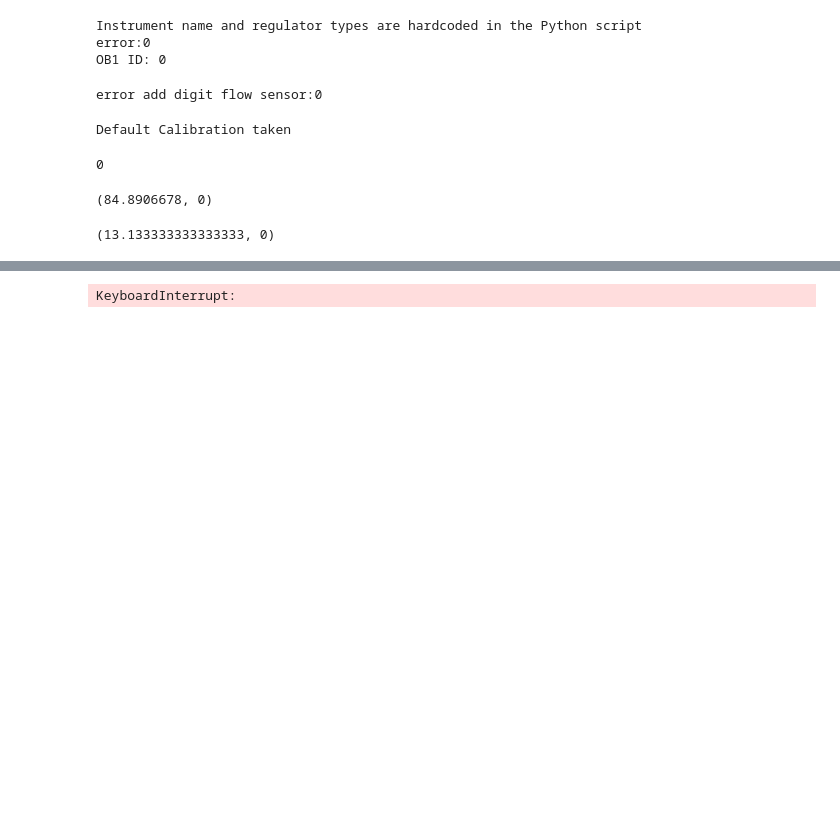
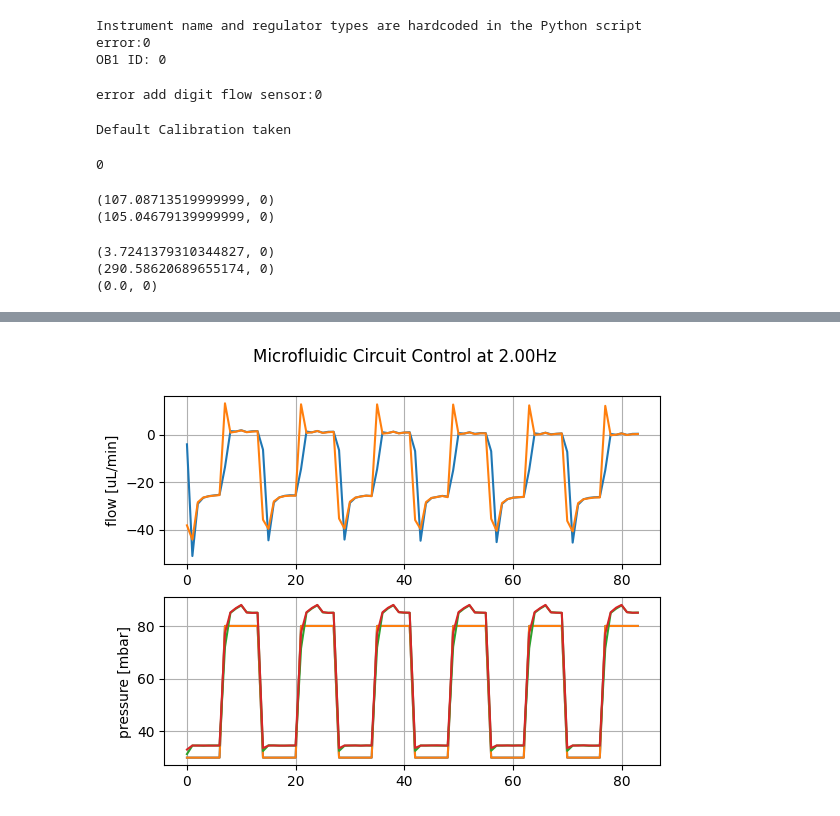
Before and after one commit to bdigg/auto-LNP, a Jupyter notebook: pumptest.ipynb, the cells around one changed output, grey strips where cells are left out. Drawn from its saved outputs; the diff is of its cells as text; code cells hidden in the pictures; blank space fills up the shorter version.

```diff
--- a/pumptest.ipynb
+++ b/pumptest.ipynb
@@ -76,9 +77,13 @@ def get_pressure_data(press_channel):
     error=OB1_Get_Press(Instr_ID.value, set_channel, 1, byref(Calib),byref(get_pressure), 1000) # Acquire_data=1 -> read all the analog values
     return get_pressure.value, error
 
-get_pressure_data(1)
+print(get_pressure_data(1))
+print(get_pressure_data(2))
+#get_pressure_data(3)
+#get_pressure_data(4)
 # %% [output]
-(84.8906678, 0)
+(107.08713519999999, 0)
+(105.04679139999999, 0)
 # %%
 def get_sensor_data(sensor_channel):
     data_sens=c_double()
@@ -87,56 +92,60 @@ def get_sensor_data(sensor_channel):
     error=OB1_Get_Sens_Data(Instr_ID.value,set_channel, 1,byref(data_sens)) # Acquire_data=1 -> read all the analog values
     return data_sens.value, error
 print(get_sensor_data(1))
+print(get_sensor_data(2))
+print(get_sensor_data(3))
 # %% [output]
-(13.133333333333333, 0)
+(3.7241379310344827, 0)
+(290.58620689655174, 0)
+(0.0, 0)
 # %%
 #Constant Pressure
 
 period = 0.5
-experiment_t = 120
+experiment_t = 3
 start_t = time.time()
 last_t = start_t
-ref_flow = 60
+active_channels = [1,2]
+ref_pressure = [30,80,30,80,30,80,30,80,30,80,30,80]
 adjustment = 0
 
-tuning_const = 0.08
+flow_list, cont_pressure_list, real_pressure_list = [[],[],[],[]],[[],[],[],[]],[[],[],[],[]]
 
-flow_list, cont_pressure_list, real_pressure_list = [],[],[]
-
-set_pressure(1,60)
-pr = get_pressure_data(1)[0]
-pr_control = pr
-
-while True:
-    fr = get_sensor_data(1)[0]
-    flow_list.append(fr)
-    print("Flow rate -",fr)
-    fr_error = fr-ref_flow
-    pr = get_pressure_data(1)[0]
-    real_pressure_list.append(pr)
-    print("Actual P -", pr,"\n----")
-    cont_pressure_list.append(pr_control)
-    set_pressure(1,pr_control)
-    print("Control P -", pr_control)
-    if (time.time() - start_t) > experiment_t:
-        break
-    # Wait until desired period time
-    sleep_t = period - (time.time() - last_t)
-    if sleep_t > 0:
-        time.sleep( sleep_t )
-    last_t = time.time() # And update the last time
-    pr_error =  pr - pr_control
+for press in ref_pressure:
+    start_t = time.time()
+    last_t = start_t
+    while True:
+        for i, channel in enumerate(active_channels):
+            print("Control P -",channel, press)
+            cont_pressure_list[i].append(press)
+            set_pressure(channel,press)
+            fr = get_sensor_data(i)[0]
+            flow_list[i].append(fr)
+            print("Flow rate -",channel,fr)
+            pr = get_pressure_data(1)[0]
+            real_pressure_list[i].append(pr)
+            print("Actual P -", pr,"\n----")
+        if (time.time() - start_t) > experiment_t:
+            break
+        # Wait until desired period time
+        sleep_t = period - (time.time() - last_t)
+        if sleep_t > 0:
+            time.sleep( sleep_t )
+        last_t = time.time() # And update the last time
 
 
 plt.rcParams['axes.grid'] = True
 fig=plt.figure()
 fig.suptitle("Microfluidic Circuit Control at {0:.2f}Hz".format(1/period))
-
 plt.subplot(2,1,1)
-plt.plot( flow_list )
+plt.plot( flow_list[0] )
+plt.plot( flow_list[1] )
 plt.ylabel('flow [uL/min]')
 plt.subplot(2,1,2)
-plt.plot(cont_pressure_list)
-plt.plot(real_pressure_list)
+plt.plot(cont_pressure_list[0])
+plt.plot(cont_pressure_list[1])
+plt.plot(real_pressure_list[0])
+plt.plot(real_pressure_list[1])
 plt.ylabel('pressure [mbar]')
+plt.show()
 # %% [output]
@@ -160,3 +169,3 @@ Control P - 44.7020778
-KeyboardInterrupt:
+[figure, added]
 # %%
 period = 0.5
```
Also changed, not shown: parts of 11 cells of this notebook, 5 other files.
